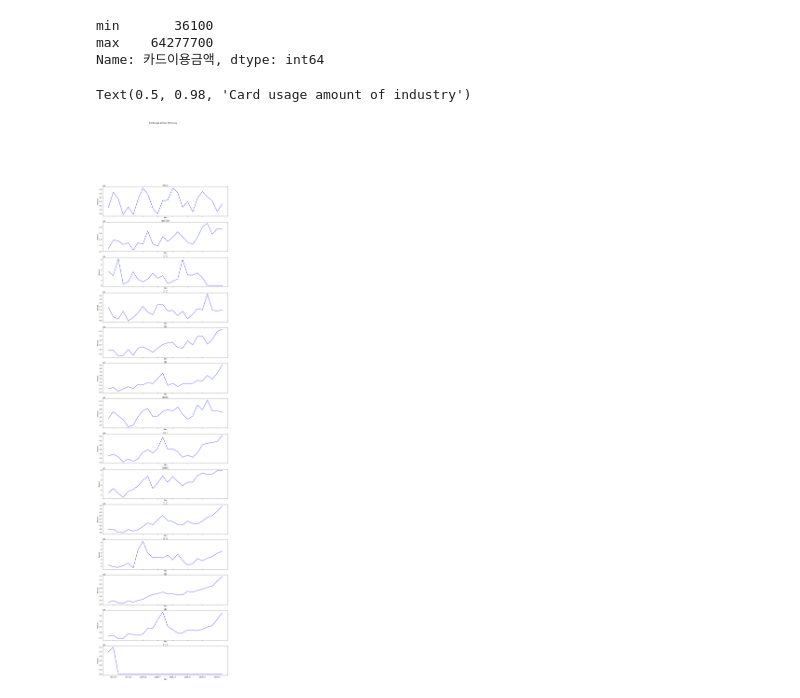
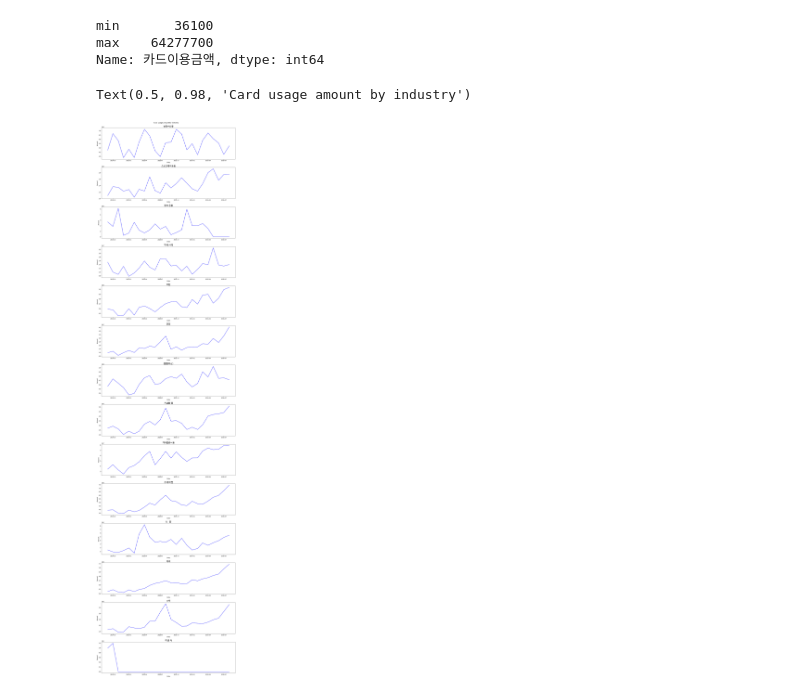
Before and after one commit to So-chankyun/consumption-pattern-analysis-of-jeju-tourist, a Jupyter notebook: consumption pattern analysis of jeju tourist.ipynb, the cells around one changed output. Cells and saved outputs as stored; diff of their text form; code cells hidden in the pictures.

Commit message:
data visualization

```diff
--- a/consumption pattern analysis of jeju tourist.ipynb
+++ b/consumption pattern analysis of jeju tourist.ipynb
@@ -113,8 +113,8 @@ display(data.duplicated().sum())
 # 한글 글꼴 설정
 import matplotlib.font_manager as fm
 
-font_path = r'./NanumFontSetup_TTF_BARUNGOTHIC/NanumBarunGothic.ttf'
-fontprop = fm.FontProperties(fname=font_path, size=18)
+fm.get_fontconfig_fonts()
+plt.rc('font', family='Malgun Gothic')
 # %%
 data.info()
 # %% [output]
@@ -272,24 +300,25 @@ min       36100
 max    64277700
 Name: 카드이용금액, dtype: int64
 # %%
-# for문을 통해서 각 업종별로 시간의 흐름에 따라 매출을 점검해본다.
+# 시간에 따른 업종별 카드이용금액
 card_usage_amount_by_industry = data.groupby(['업종명','기준년월'])['카드이용금액'].sum()
 dates = data['기준년월'].unique()
-fig, axes = plt.subplots(nrows=len(upjong),figsize=(15,60),sharex=True)
+fig, axes = plt.subplots(nrows=len(upjong),figsize=(15,60),constrained_layout=True)
 
+# 업종중 특정날짜의 데이터가 없는 경우가 있다. 따라서 특정날짜의 data를 0으로 하여 추가한다.
 for idx, industry in enumerate(upjong):
     result = card_usage_amount_by_industry.loc[(industry,dates)]
     date_by_industry = result.index.get_level_values('기준년월')
     for date in dates:
         if date not in date_by_industry:
             result[(industry,date)]=0
 
     axes[idx].plot(dates,result,color='b')
     axes[idx].set_xlabel('Date')
     axes[idx].set_ylabel('Amount')
-    axes[idx].set_title(industry)
+    axes[idx].set_title(industry,fontproperties=fontprop)
 
-plt.suptitle('Card usage amount of industry')
+plt.suptitle('Card usage amount by industry')
 # %% [output]
-Text(0.5, 0.98, 'Card usage amount of industry')
+Text(0.5, 0.98, 'Card usage amount by industry')
-[figure, old version]
+[figure, new version]
```
Also changed, not shown: parts of 3 cells of this notebook.
